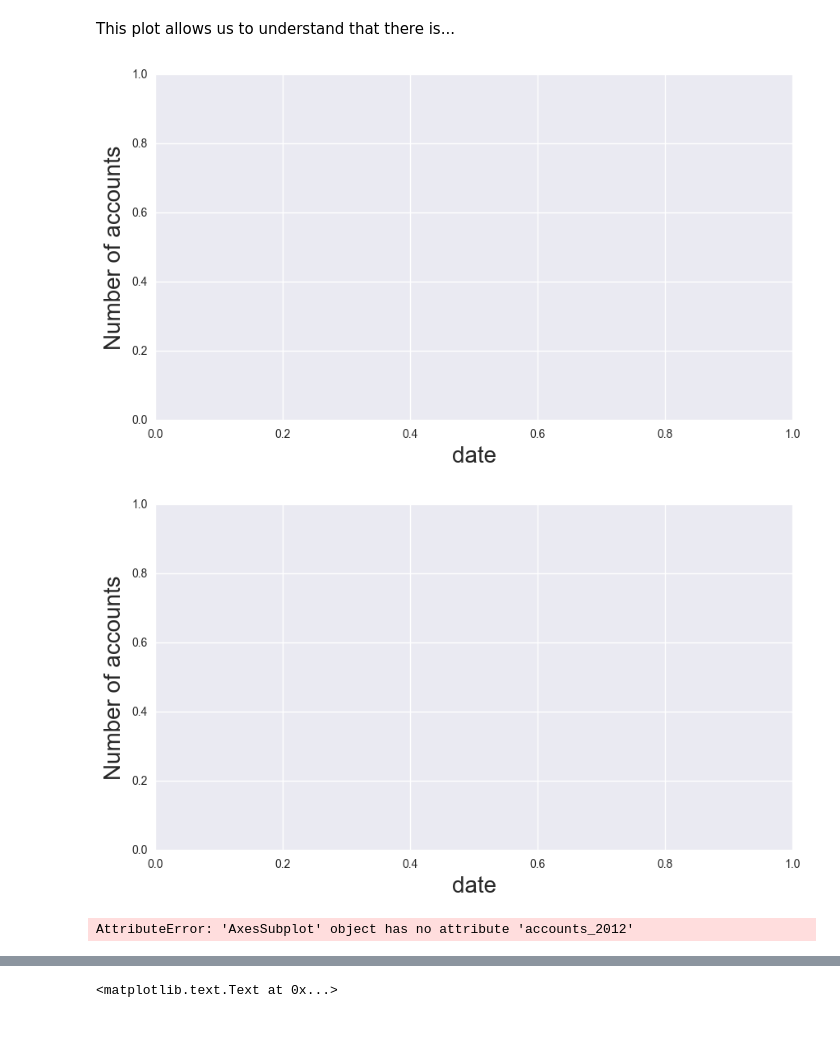
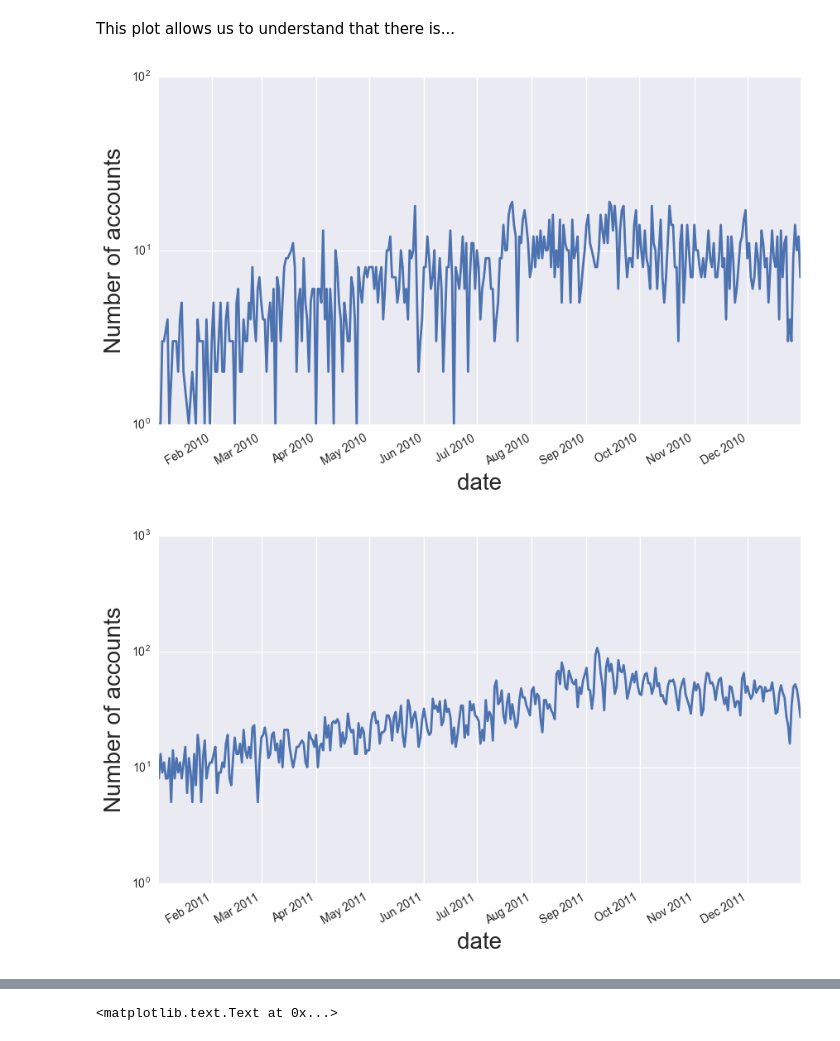
Before and after one commit to mgelsm/Airbnb_predictions, a Jupyter notebook: 1. Preprocessing train_user.ipynb, the cells around one changed output, grey strips where cells are left out. Cells and saved outputs as stored; diff of their text form; code cells hidden in the pictures.

Commit message:
re-update date account created study

```diff
--- a/1. Preprocessing train_user.ipynb
+++ b/1. Preprocessing train_user.ipynb
@@ -279,42 +279,41 @@ df.date_account_created.value_counts().plot(kind='line', linewidth=1,figsize=(15
 # %% [markdown]
 This plot allows us to understand that there is...
 # %%
-plt.subplot(221)
+#plt.subplot(221)
 accounts_2010 = df[df['date_account_created'] > pd.to_datetime(20100101, format='%Y%m%d')]
 accounts_2010 = accounts_2010[accounts_2010['date_account_created'] < pd.to_datetime(20110101, format='%Y%m%d')]
 fig = accounts_2010.date_account_created.value_counts().plot(kind='line',logy=True,figsize=(10,6),linewidth=2)
 plt.axes()
 plt.ylabel('Number of accounts',fontsize='20')
 plt.xlabel('date',fontsize='20')
 plt.show()
 
-plt.subplot(222)
+#plt.subplot(222)
 accounts_2011 = df[df['date_account_created'] > pd.to_datetime(20110101, format='%Y%m%d')]
 accounts_2011 = accounts_2011[accounts_2011['date_account_created'] < pd.to_datetime(20120101, format='%Y%m%d')]
 fig = accounts_2011.date_account_created.value_counts().plot(kind='line',logy=True,figsize=(10,6),linewidth=2)
 plt.axes()
 plt.ylabel('Number of accounts',fontsize='20')
 plt.xlabel('date',fontsize='20')
 plt.show()
 
-fig = plt.subplot(223)
+#plt.subplot(223)
 accounts_2012 = df[df['date_account_created'] > pd.to_datetime(20120101, format='%Y%m%d')]
 accounts_2012 = accounts_2012[accounts_2012['date_account_created'] < pd.to_datetime(20130101, format='%Y%m%d')]
-fig.accounts_2012.date_account_created.value_counts().plot(kind='line',logy=True,figsize=(10,6),linewidth=2)
+accounts_2012.date_account_created.value_counts().plot(kind='line',logy=True,figsize=(10,6),linewidth=2)
 plt.axes()
 plt.ylabel('Number of accounts',fontsize='20')
 plt.xlabel('date',fontsize='20')
 plt.show()
 
-plt.subplot(224)
+#plt.subplot(224)
 accounts_2013 = df[df['date_account_created'] > pd.to_datetime(20130101, format='%Y%m%d')]
 accounts_2013 = accounts_2013[accounts_2013['date_account_created'] < pd.to_datetime(20140101, format='%Y%m%d')]
 fig = accounts_2013.date_account_created.value_counts().plot(kind='line',logy=True,figsize=(10,6),linewidth=2)
 plt.axes()
 plt.ylabel('Number of accounts',fontsize='20')
 plt.xlabel('date',fontsize='20')
 plt.show()
 # %% [output]
-[figure, old version]
+[figure, new version]
-[figure, old version]
+[figure, new version]
-AttributeError: 'AxesSubplot' object has no attribute 'accounts_2012'
```
Also changed, not shown: parts of 1 cell of this notebook.
